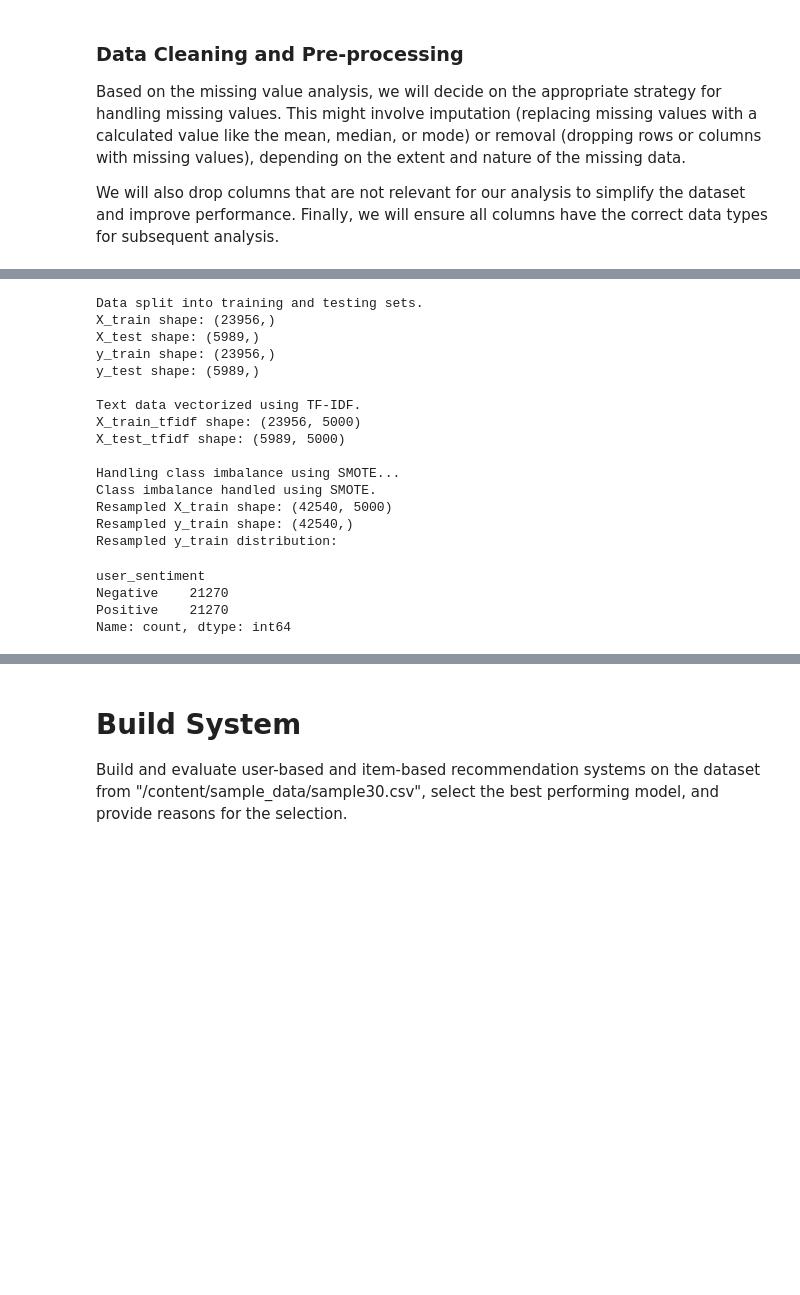
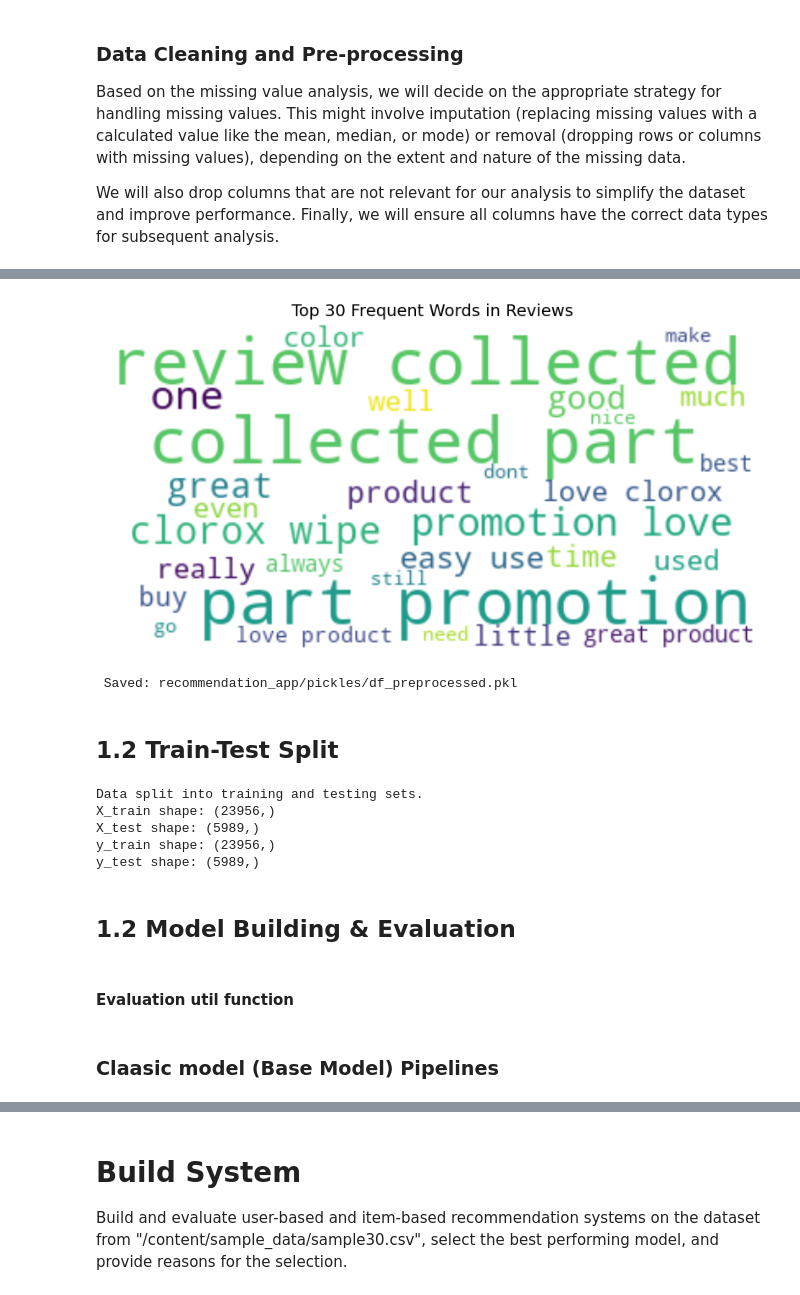
Before and after one commit to amitkmrjha/sentiment-based-recommendation-system, a Jupyter notebook: sentiment-based-recommendation-system.ipynb, the cells around one changed output, grey strips where cells are left out. Saved outputs shown, nothing was run; the diff lists cells and outputs as text; code cells hidden in the pictures; blank space fills up the shorter version.

```diff
--- a/sentiment-based-recommendation-system.ipynb
+++ b/sentiment-based-recommendation-system.ipynb
@@ -538,3 +612,34 @@ DataFrame head with preprocessed text:
+# %%
+from wordcloud import WordCloud, STOPWORDS, ImageColorGenerator
+# Set of stopwords for WordCloud
+custom_stopwords = set(STOPWORDS)
+
+# Generate WordCloud from lemmatized reviews
+wordcloud = WordCloud(
+    max_words=30,
+    max_font_size=60,
+    background_color='white',
+    stopwords=custom_stopwords,
+    random_state=42
+).generate(" ".join(df['reviews_text_preprocessed']))
+
+# Plot the WordCloud
+plt.figure(figsize=(10, 10))
+plt.imshow(wordcloud, interpolation='bilinear')
+plt.axis('off')
+plt.title("Top 30 Frequent Words in Reviews", fontsize=14)
+plt.show()
+# %% [output]
+[figure, added]
+# %%
+# Saving the individual models in a file
+save_model(df, "df_preprocessed")
+# # Later, load them by name
+# loaded_cleansed_data = load_model("cleansed_df.pkl")
+# %% [output]
+ Saved: recommendation_app/pickles/df_preprocessed.pkl
+# %% [markdown]
+## 1.2 Train-Test Split
 # %%
 from sklearn.model_selection import train_test_split
 from sklearn.feature_extraction.text import TfidfVectorizer
@@ -553,47 +658,13 @@ print(f"X_train shape: {X_train.shape}")
 print(f"X_test shape: {X_test.shape}")
 print(f"y_train shape: {y_train.shape}")
 print(f"y_test shape: {y_test.shape}")
-
-# Step 2: Convert the text to features using TF-IDF vectorizer
-# Initialize TF-IDF vectorizer
-# max_features can be adjusted to limit the number of features
-tfidf_vectorizer = TfidfVectorizer(max_features=5000)
-
-# Fit the vectorizer on the training data and transform both training and testing data
-X_train_tfidf = tfidf_vectorizer.fit_transform(X_train)
-X_test_tfidf = tfidf_vectorizer.transform(X_test)
-
-print("\nText data vectorized using TF-IDF.")
-print(f"X_train_tfidf shape: {X_train_tfidf.shape}")
-print(f"X_test_tfidf shape: {X_test_tfidf.shape}")
-
-# Step 3: Handle class imbalance using SMOTE
-print("\nHandling class imbalance using SMOTE...")
-smote = SMOTE(random_state=42)
-X_train_resampled, y_train_resampled = smote.fit_resample(X_train_tfidf, y_train)
-
-print("Class imbalance handled using SMOTE.")
-print(f"Resampled X_train shape: {X_train_resampled.shape}")
-print(f"Resampled y_train shape: {y_train_resampled.shape}")
-print("Resampled y_train distribution:")
-display(y_train_resampled.value_counts())
 # %% [output]
 Data split into training and testing sets.
 X_train shape: (23956,)
 X_test shape: (5989,)
 y_train shape: (23956,)
 y_test shape: (5989,)
-
-Text data vectorized using TF-IDF.
-X_train_tfidf shape: (23956, 5000)
-X_test_tfidf shape: (5989, 5000)
-
-Handling class imbalance using SMOTE...
-Class imbalance handled using SMOTE.
-Resampled X_train shape: (42540, 5000)
-Resampled y_train shape: (42540,)
-Resampled y_train distribution:
-user_sentiment
-Negative    21270
-Positive    21270
-Name: count, dtype: int64
+# %% [markdown]
+## 1.2 Model Building & Evaluation
+# %% [markdown]
+#### Evaluation util function
@@ -600,3 +867,5 @@ Name: count, dtype: int64
+# %% [markdown]
+### Claasic model (Base Model) Pipelines
 # %%
 from sklearn.linear_model import LogisticRegression
 from sklearn.ensemble import RandomForestClassifier
```
Also changed, not shown: parts of 39 cells of this notebook, 2 other files.
